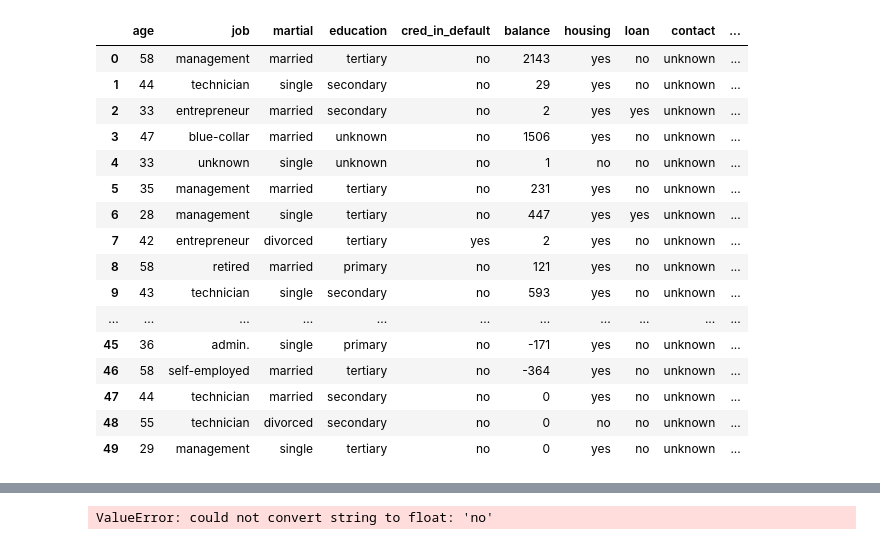
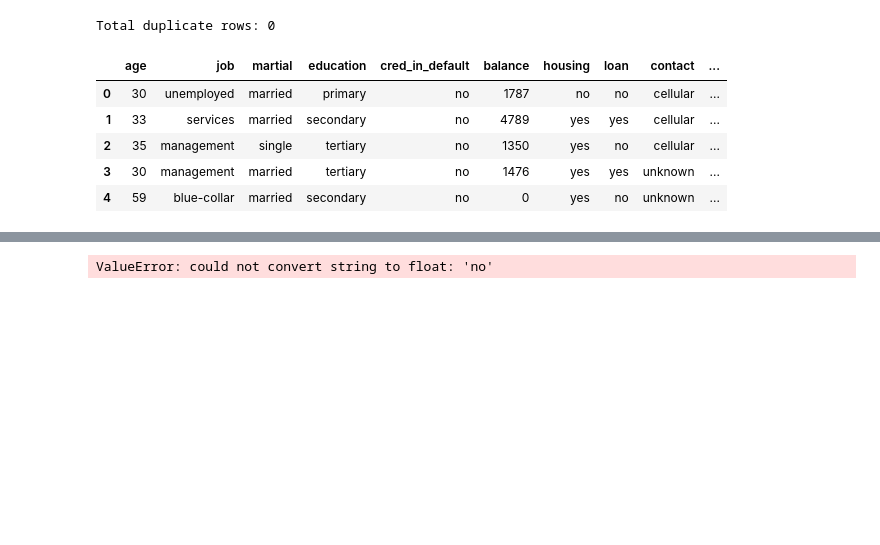
Before and after one commit to Willsu00/assignment2, a Jupyter notebook: Assignment2-Code-Will.ipynb, the cells around one changed output, grey strips where cells are left out. Drawn from its saved outputs; the diff is of its cells as text; code cells hidden in the pictures; blank space fills up the shorter version.

```diff
--- a/Assignment2-Code-Will.ipynb
+++ b/Assignment2-Code-Will.ipynb
@@ -25,43 +25,37 @@ from sklearn.metrics import accuracy_score, confusion_matrix, roc_curve, roc_auc
 import warnings
 warnings.filterwarnings('ignore')
 # %%
-df = pd.read_csv('bank-full.csv', sep=';')
+df = pd.read_csv('bank updated.csv')
 
 col_names = ['age',
              'job',
              'martial',
              'education',
              'cred_in_default',
              'balance',
              'housing',
              'loan',
              'contact',
              'last_contact_day',
              'last_contact_month',
              'last_contact_dur',
              'num_of_contacts_during_campaign',
              'past_days',
              'prev_contacts',
              'prev_outcome',
              'sub_term_deposit']
 df.columns = col_names
 
-df.head(50)
+# Count duplicate rows
+duplicate_count = df.duplicated().sum()
+print(f'\nTotal duplicate rows: {duplicate_count}')
+
+df.head()
 # %% [output]
+Total duplicate rows: 0
 |  | age | job | martial | education | cred_in_default | balance | housing | loan | contact | ... |
-| 0 | 58 | management | married | tertiary | no | 2143 | yes | no | unknown | ... |
-| 1 | 44 | technician | single | secondary | no | 29 | yes | no | unknown | ... |
-| 2 | 33 | entrepreneur | married | secondary | no | 2 | yes | yes | unknown | ... |
-| 3 | 47 | blue-collar | married | unknown | no | 1506 | yes | no | unknown | ... |
-| 4 | 33 | unknown | single | unknown | no | 1 | no | no | unknown | ... |
-| 5 | 35 | management | married | tertiary | no | 231 | yes | no | unknown | ... |
-| 6 | 28 | management | single | tertiary | no | 447 | yes | yes | unknown | ... |
-| 7 | 42 | entrepreneur | divorced | tertiary | yes | 2 | yes | no | unknown | ... |
-| 8 | 58 | retired | married | primary | no | 121 | yes | no | unknown | ... |
-| 9 | 43 | technician | single | secondary | no | 593 | yes | no | unknown | ... |
-| ... | ... | ... | ... | ... | ... | ... | ... | ... | ... | ... |
-| 45 | 36 | admin. | single | primary | no | -171 | yes | no | unknown | ... |
-| 46 | 58 | self-employed | married | tertiary | no | -364 | yes | no | unknown | ... |
-| 47 | 44 | technician | married | secondary | no | 0 | yes | no | unknown | ... |
-| 48 | 55 | technician | divorced | secondary | no | 0 | no | no | unknown | ... |
-| 49 | 29 | management | single | tertiary | no | 0 | yes | no | unknown | ... |
+| 0 | 30 | unemployed | married | primary | no | 1787 | no | no | cellular | ... |
+| 1 | 33 | services | married | secondary | no | 4789 | yes | yes | cellular | ... |
+| 2 | 35 | management | single | tertiary | no | 1350 | yes | no | cellular | ... |
+| 3 | 30 | management | married | tertiary | no | 1476 | yes | yes | unknown | ... |
+| 4 | 59 | blue-collar | married | secondary | no | 0 | yes | no | unknown | ... |
```
Also changed, not shown: parts of 7 cells of this notebook, 1 other file.
